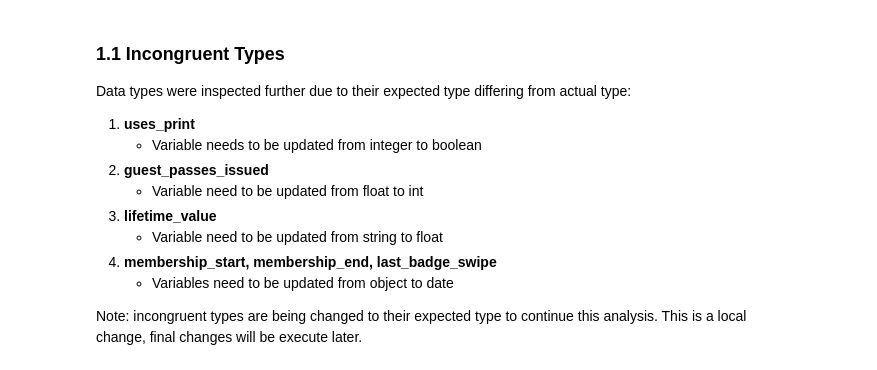
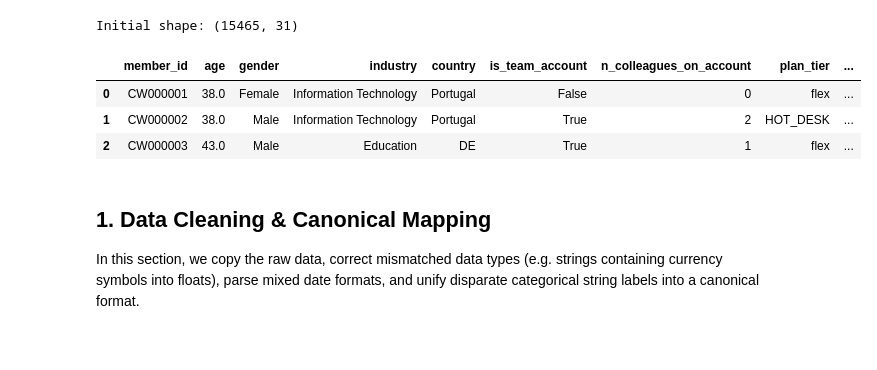
Before and after one commit to arfarfq/data_mining, a Jupyter notebook: notebooks/EDA.ipynb, the cells around one changed output. Cells and saved outputs as stored; diff of their text form; code cells hidden in the pictures.

```diff
--- a/notebooks/EDA.ipynb
+++ b/notebooks/EDA.ipynb
@@ -207,14 +36,16 @@ Name: membership_start, dtype: object
-# %% [markdown]
-### 1.1 Incongruent Types
-Data types were inspected further due to their expected type differing from actual type:
-1. **uses_print**
-    - Variable needs to be updated from integer to boolean
-2. **guest_passes_issued**
-    - Variable need to be updated from float to int
-3. **lifetime_value**
-    - Variable need to be updated from string to float
-4. **membership_start, membership_end, last_badge_swipe**
-    - Variables need to be updated from object to date
-
-Note: incongruent types are being changed to their expected type to continue this analysis. This is a local change, final changes will be execute later.
+# %%
+RAW_PATH = "../data/acdc_dataset.csv"
+df_raw = pd.read_csv(RAW_PATH, sep=";")
+
+print(f"Initial shape: {df_raw.shape}")
+df_raw.head(3)
+# %% [output]
+Initial shape: (15465, 31)
+|  | member_id | age | gender | industry | country | is_team_account | n_colleagues_on_account | plan_tier | ... |
+| 0 | CW000001 | 38.0 | Female | Information Technology | Portugal | False | 0 | flex | ... |
+| 1 | CW000002 | 38.0 | Male | Information Technology | Portugal | True | 2 | HOT_DESK | ... |
+| 2 | CW000003 | 43.0 | Male | Education | DE | True | 1 | flex | ... |
+# %% [markdown]
+## 1. Data Cleaning & Canonical Mapping
+In this section, we copy the raw data, correct mismatched data types (e.g. strings containing currency symbols into floats), parse mixed date formats, and unify disparate categorical string labels into a canonical format.
 # %%
```
Also changed, not shown: parts of 33 cells of this notebook.
